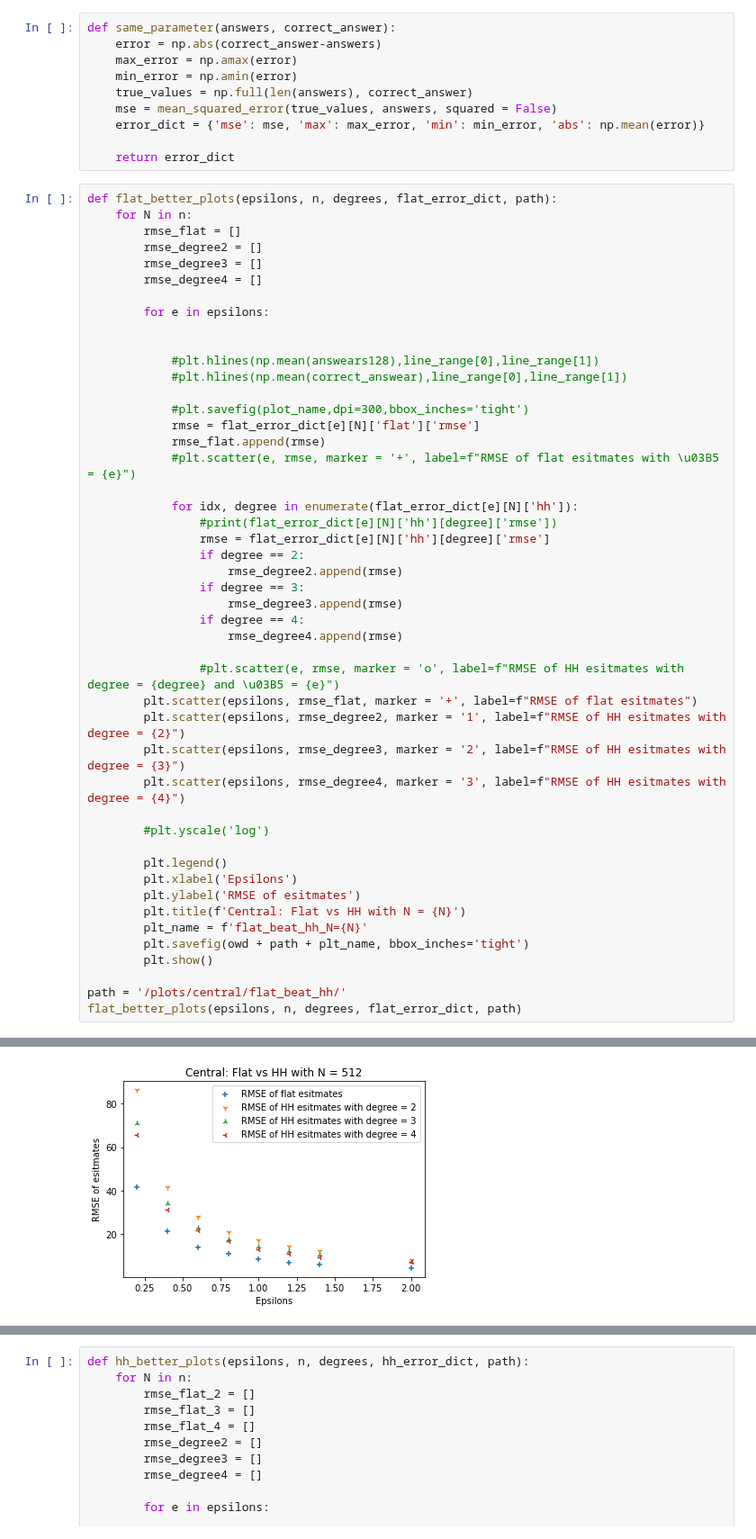
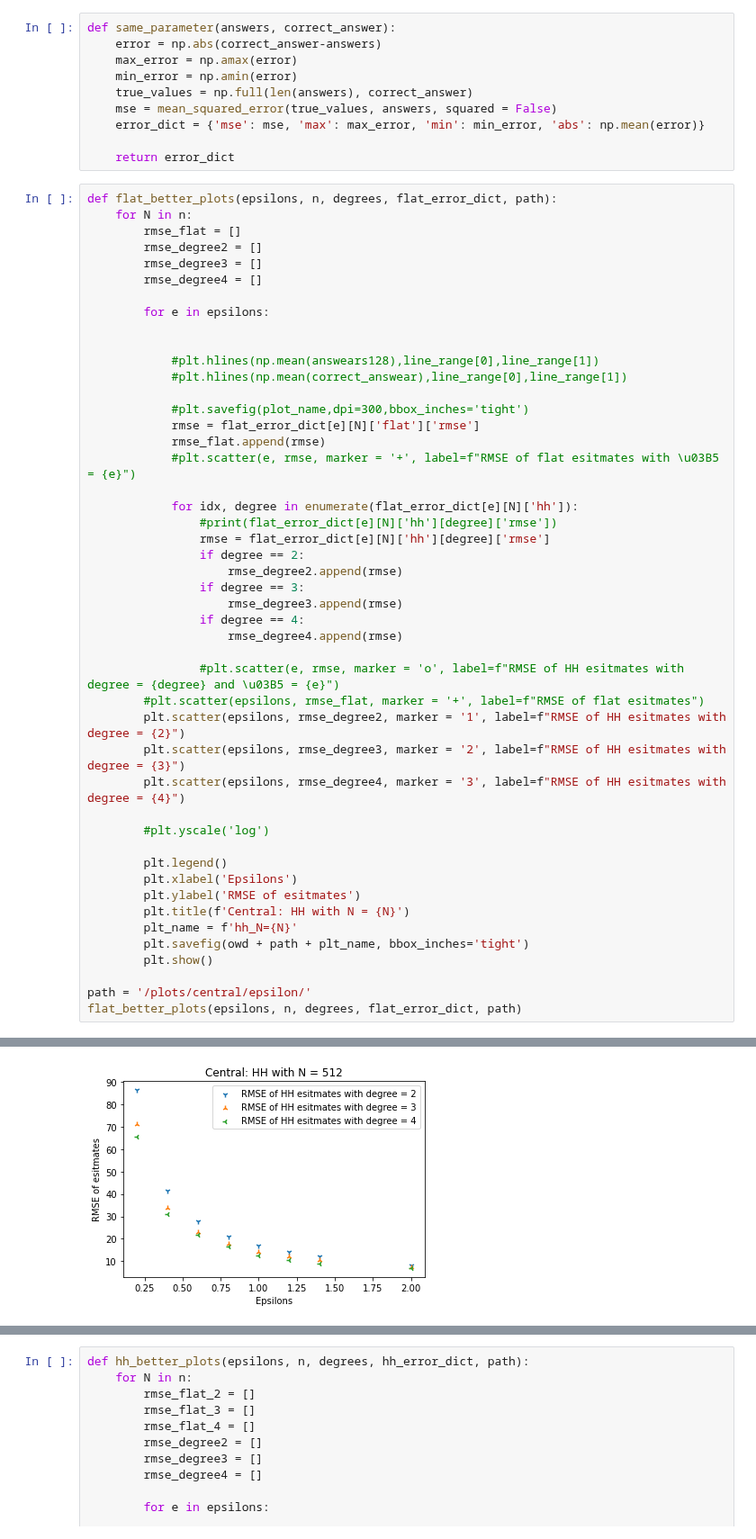
Before and after one commit to j-friis/Bachelors-Thesis, a Jupyter notebook: src/analysis_cen_hh_vs_flat.ipynb, the cells around one changed output, grey strips where cells are left out. Shown at 90% size. Saved outputs shown, nothing was run; the diff lists cells and outputs as text.

```diff
--- a/src/analysis_cen_hh_vs_flat.ipynb
+++ b/src/analysis_cen_hh_vs_flat.ipynb
@@ -364,7 +361,7 @@ def flat_better_plots(epsilons, n, degrees, flat_error_dict, path):
                     rmse_degree4.append(rmse)
 
                 #plt.scatter(e, rmse, marker = 'o', label=f"RMSE of HH esitmates with degree = {degree} and \u03B5 = {e}")
-        plt.scatter(epsilons, rmse_flat, marker = '+', label=f"RMSE of flat esitmates")
+        #plt.scatter(epsilons, rmse_flat, marker = '+', label=f"RMSE of flat esitmates")
         plt.scatter(epsilons, rmse_degree2, marker = '1', label=f"RMSE of HH esitmates with degree = {2}")
         plt.scatter(epsilons, rmse_degree3, marker = '2', label=f"RMSE of HH esitmates with degree = {3}")
         plt.scatter(epsilons, rmse_degree4, marker = '3', label=f"RMSE of HH esitmates with degree = {4}")
@@ -374,11 +371,11 @@ def flat_better_plots(epsilons, n, degrees, flat_error_dict, path):
         plt.legend()
         plt.xlabel('Epsilons')
         plt.ylabel('RMSE of esitmates')
-        plt.title(f'Central: Flat vs HH with N = {N}')
-        plt_name = f'flat_beat_hh_N={N}'
+        plt.title(f'Central: HH with N = {N}')
+        plt_name = f'hh_N={N}'
         plt.savefig(owd + path + plt_name, bbox_inches='tight')
         plt.show()
 
-path = '/plots/central/flat_beat_hh/'
+path = '/plots/central/epsilon/'
 flat_better_plots(epsilons, n, degrees, flat_error_dict, path)
 # %% [output]
@@ -388 +385 @@ flat_better_plots(epsilons, n, degrees, flat_error_dict, path)
-[figure, old version]
+[figure, new version]
```
Also changed, not shown: parts of 3 cells of this notebook, 29 other files.
